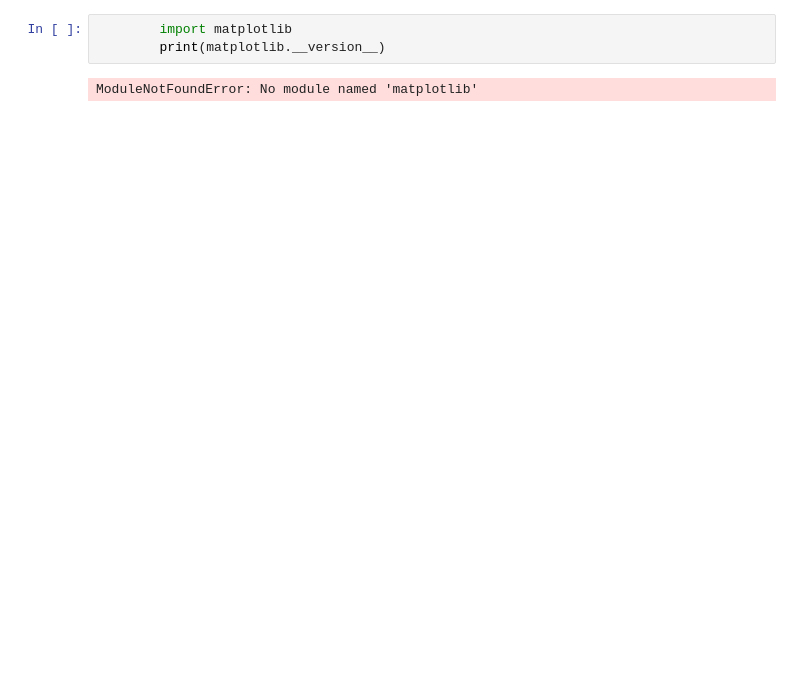
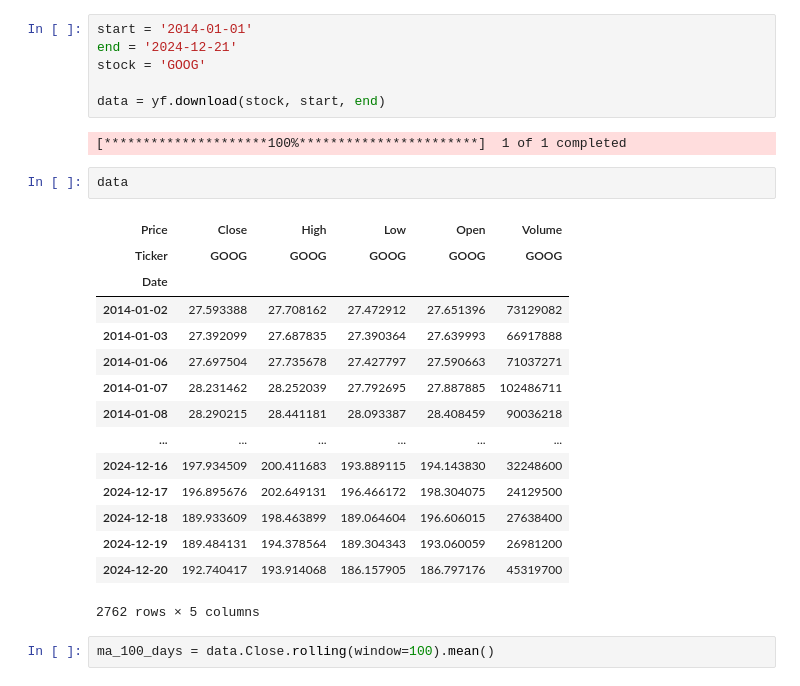
Before and after one commit to khoinguyentm/ML-with-Deploy, a Jupyter notebook: stock_market_prediction/main.ipynb, the cells around one changed output. Drawn from its saved outputs; the diff is of its cells as text; blank space fills up the shorter version.

```diff
--- a/stock_market_prediction/main.ipynb
+++ b/stock_market_prediction/main.ipynb
@@ -7,5 +6,28 @@ ModuleNotFoundError: No module named 'yfinance'
-# %%
-        import matplotlib
-        print(matplotlib.__version__)
-# %% [output]
-ModuleNotFoundError: No module named 'matplotlib'
+# %%
+start = '2014-01-01'
+end = '2024-12-21'
+stock = 'GOOG'
+
+data = yf.download(stock, start, end)
+# %% [output]
+[*********************100%***********************]  1 of 1 completed
+# %%
+data
+# %% [output]
+| Price | Close | High | Low | Open | Volume |
+| Ticker | GOOG | GOOG | GOOG | GOOG | GOOG |
+| Date |  |  |  |  |  |
+| 2014-01-02 | 27.593388 | 27.708162 | 27.472912 | 27.651396 | 73129082 |
+| 2014-01-03 | 27.392099 | 27.687835 | 27.390364 | 27.639993 | 66917888 |
+| 2014-01-06 | 27.697504 | 27.735678 | 27.427797 | 27.590663 | 71037271 |
+| 2014-01-07 | 28.231462 | 28.252039 | 27.792695 | 27.887885 | 102486711 |
+| 2014-01-08 | 28.290215 | 28.441181 | 28.093387 | 28.408459 | 90036218 |
+| ... | ... | ... | ... | ... | ... |
+| 2024-12-16 | 197.934509 | 200.411683 | 193.889115 | 194.143830 | 32248600 |
+| 2024-12-17 | 196.895676 | 202.649131 | 196.466172 | 198.304075 | 24129500 |
+| 2024-12-18 | 189.933609 | 198.463899 | 189.064604 | 196.606015 | 27638400 |
+| 2024-12-19 | 189.484131 | 194.378564 | 189.304343 | 193.060059 | 26981200 |
+| 2024-12-20 | 192.740417 | 193.914068 | 186.157905 | 186.797176 | 45319700 |
+2762 rows × 5 columns
+# %%
+ma_100_days = data.Close.rolling(window=100).mean()
```
Also changed, not shown: parts of 15 cells of this notebook.
